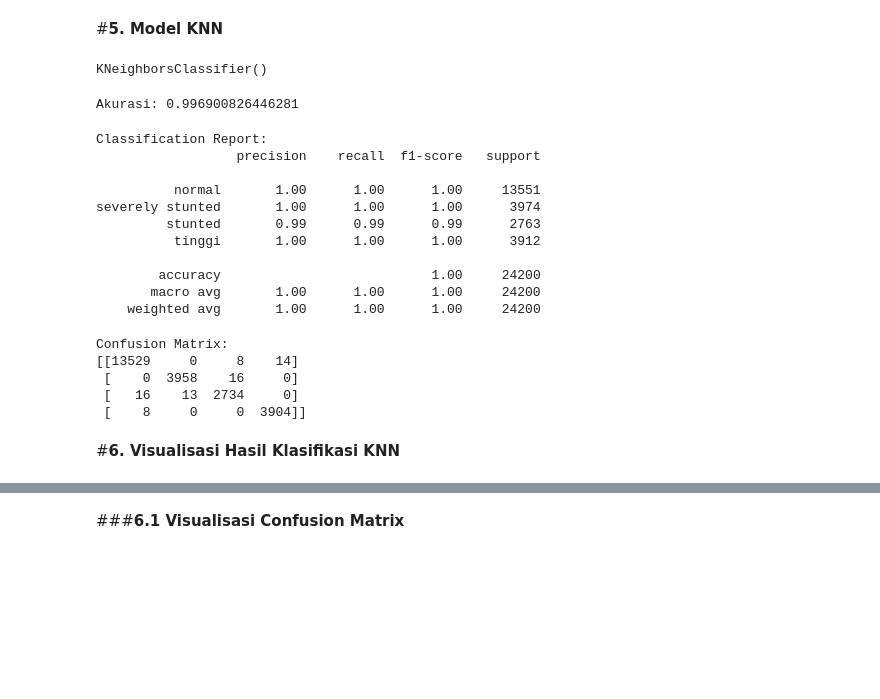
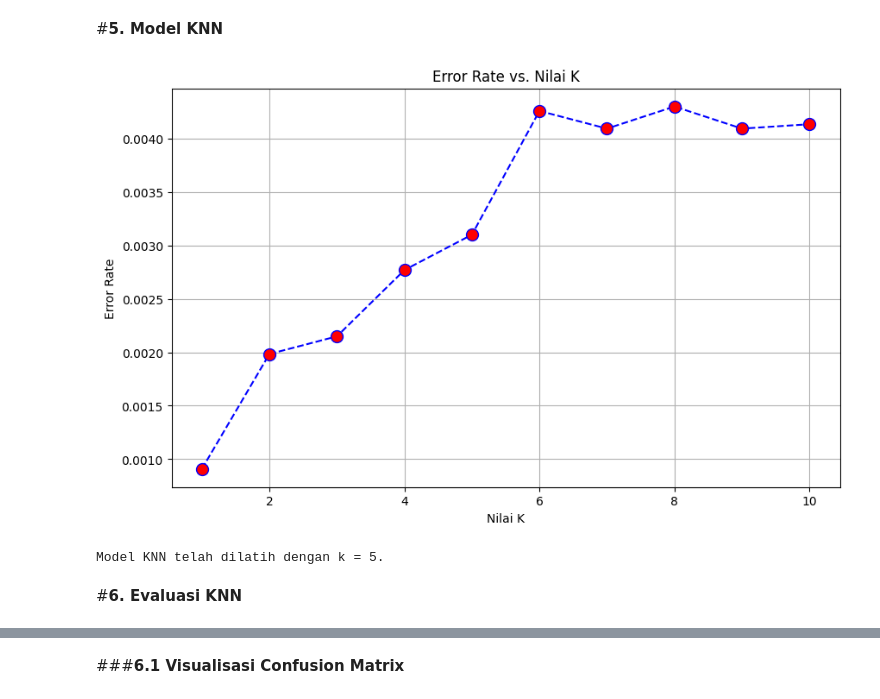
Before and after one commit to fathanzys/Data, a Jupyter notebook: 0102522025_UAS_DataMining.ipynb, the cells around one changed output, grey strips where cells are left out. Drawn from its saved outputs; the diff is of its cells as text; code cells hidden in the pictures; blank space fills up the shorter version.

```diff
--- a/0102522025_UAS_DataMining.ipynb
+++ b/0102522025_UAS_DataMining.ipynb
@@ -79,4 +79,4 @@ data = df.copy()
 from sklearn.preprocessing import LabelEncoder
 # %%
 label_encoder = LabelEncoder()
-data['Status Gizi'] = label_encoder.fit_transform(data['Status Gizi'])
+data_processed['Status Gizi'] = label_encoder.fit_transform(data_processed['Status Gizi'])
@@ -85,5 +83,9 @@ label_mapping = dict(zip(label_encoder.classes_, label_encoder.transform(label_e
 # %%
-x = data.drop('Status Gizi', axis=1)
-y = data['Status Gizi']
+X = data_processed.drop('Status Gizi', axis=1)
+y = data_processed['Status Gizi']
+# %%
+# 3. One-Hot Encoding untuk Fitur Kategorikal ('Jenis Kelamin')
+# Mengubah 'Jenis Kelamin' menjadi kolom numerik tanpa membuat urutan palsu
+X = pd.get_dummies(X, columns=['Jenis Kelamin'], drop_first=True)
 # %%
 from sklearn.preprocessing import StandardScaler
@@ -98,8 +109,3 @@ X_train, X_test, y_train, y_test = train_test_split(X_scaled, y, test_size=0.2,
 # %%
 from sklearn.neighbors import KNeighborsClassifier
 from sklearn.metrics import accuracy_score, classification_report, confusion_matrix
-# %%
-knn = KNeighborsClassifier(n_neighbors=5)
-knn.fit(X_train, y_train)
-# %% [output]
-KNeighborsClassifier()
@@ -108,31 +112,32 @@ y_pred = knn.predict(X_test)
-# %%
-# Evaluasi performa model
-print("Akurasi:", accuracy_score(y_test, y_pred))
-# %% [output]
-Akurasi: 0.996900826446281
-# %%
-print("\nClassification Report:")
-print(classification_report(y_test, y_pred, target_names=label_encoder.classes_))
-# %% [output]
-Classification Report:
-                  precision    recall  f1-score   support
-
-          normal       1.00      1.00      1.00     13551
-severely stunted       1.00      1.00      1.00      3974
-         stunted       0.99      0.99      0.99      2763
-          tinggi       1.00      1.00      1.00      3912
-
-        accuracy                           1.00     24200
-       macro avg       1.00      1.00      1.00     24200
-    weighted avg       1.00      1.00      1.00     24200
-# %%
-print("\nConfusion Matrix:")
-print(confusion_matrix(y_test, y_pred))
-# %% [output]
-Confusion Matrix:
-[[13529     0     8    14]
- [    0  3958    16     0]
- [   16    13  2734     0]
- [    8     0     0  3904]]
+# %%
+# Mencari nilai k terbaik dengan "Elbow Method"
+error_rate = []
+
+# Kita akan coba nilai k dari 1 hingga 10
+for i in range(1, 11):
+    knn = KNeighborsClassifier(n_neighbors=i)
+    knn.fit(X_train, y_train)
+    pred_i = knn.predict(X_test)
+    error_rate.append(np.mean(pred_i != y_test))
+
+# Membuat plot untuk visualisasi hasil
+plt.figure(figsize=(10, 6))
+plt.plot(range(1, 11), error_rate, color='blue', linestyle='dashed', marker='o',
+         markerfacecolor='red', markersize=10)
+plt.title('Error Rate vs. Nilai K')
+plt.xlabel('Nilai K')
+plt.ylabel('Error Rate')
+plt.grid(True)
+plt.show()
+
+# Melatih model final dengan k optimal (misalnya, k=5 berdasarkan pengamatan)
+k_optimal = 5
+model_knn = KNeighborsClassifier(n_neighbors=k_optimal)
+model_knn.fit(X_train, y_train)
+
+print(f"Model KNN telah dilatih dengan k = {k_optimal}.")
+# %% [output]
+[figure, added]
+Model KNN telah dilatih dengan k = 5.
 # %% [markdown]
-#**6. Visualisasi Hasil Klasifikasi KNN**
+#**6. Evaluasi KNN**
```
Also changed, not shown: parts of 14 cells of this notebook.
